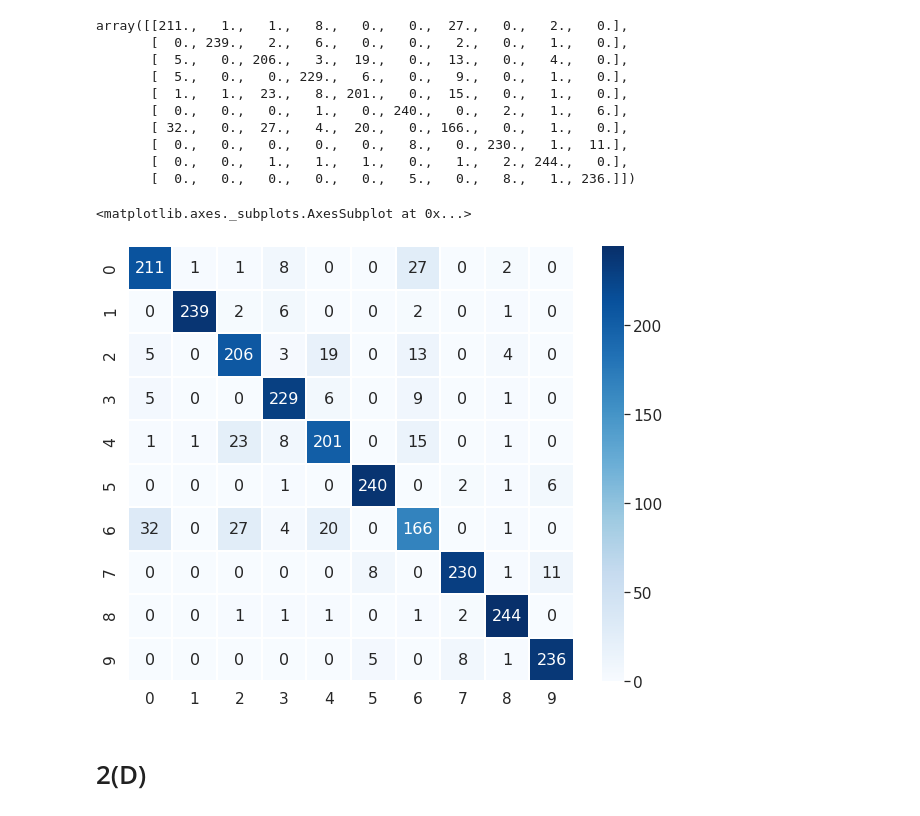
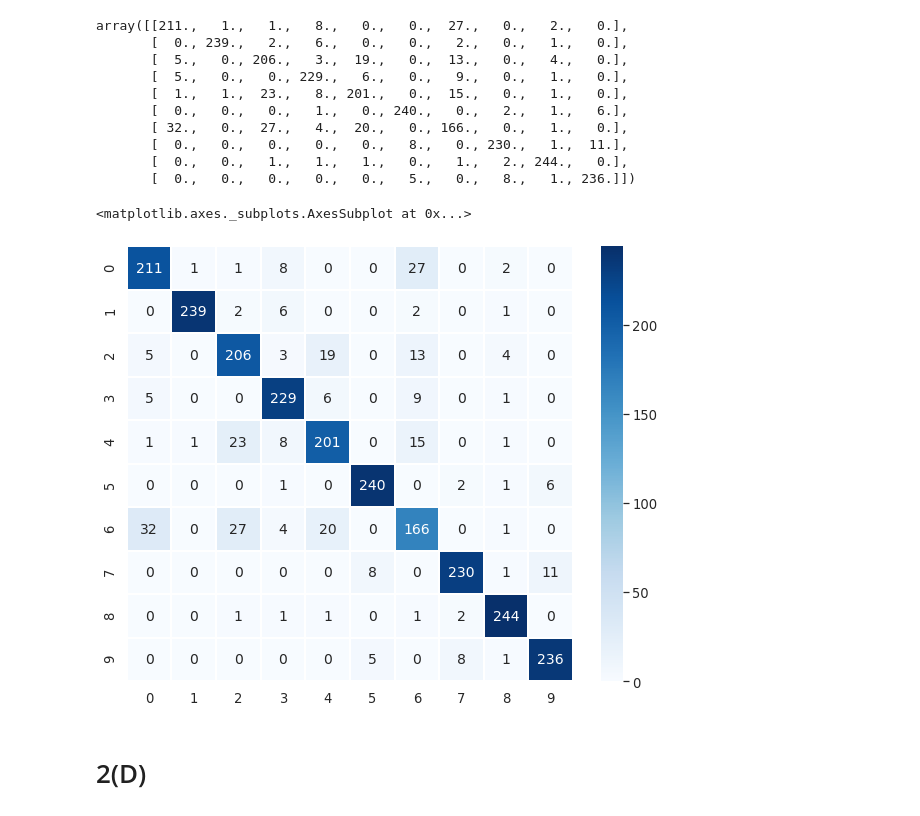
Before and after one commit to Kartik97/ML, a Jupyter notebook: A2/Q2/q2.ipynb, the cells around one changed output. Cells and saved outputs as stored; diff of their text form; code cells hidden in the pictures.

```diff
--- a/A2/Q2/q2.ipynb
+++ b/A2/Q2/q2.ipynb
@@ -26,8 +27,8 @@ def init():
     return train,val,test
 # %%
 train,val,test = init()
-c1=4
-c2=5
+c1=6
+c2=7
 # %%
 def stripData(data,c1,c2):
     data = data[data[784]==c1].append(data[data[784]==c2])
@@ -501,11 +501,11 @@ array([[211.,   1.,   1.,   8.,   0.,   0.,  27.,   0.,   2.,   0.],
 # %%
 df_cm = pd.DataFrame(confusion.astype(int), index = [i for i in "0123456789"],
                   columns = [i for i in "0123456789"])
 plt.figure(figsize = (10,8))
-sns.set(font_scale=1.4)
-sns.heatmap(df_cm,cmap="Blues", annot=True,fmt="d",linewidth=1,annot_kws={"size": 16})
+sns.set(font_scale=1.2)
+sns.heatmap(df_cm,cmap="Blues", annot=True,fmt="d",linewidth=1,annot_kws={"size": 14})
 # %% [output]
 <matplotlib.axes._subplots.AxesSubplot at 0x...>
-[figure, old version]
+[figure, new version]
 # %% [markdown]
 # 2(D)
```
Also changed, not shown: parts of 19 cells of this notebook.
